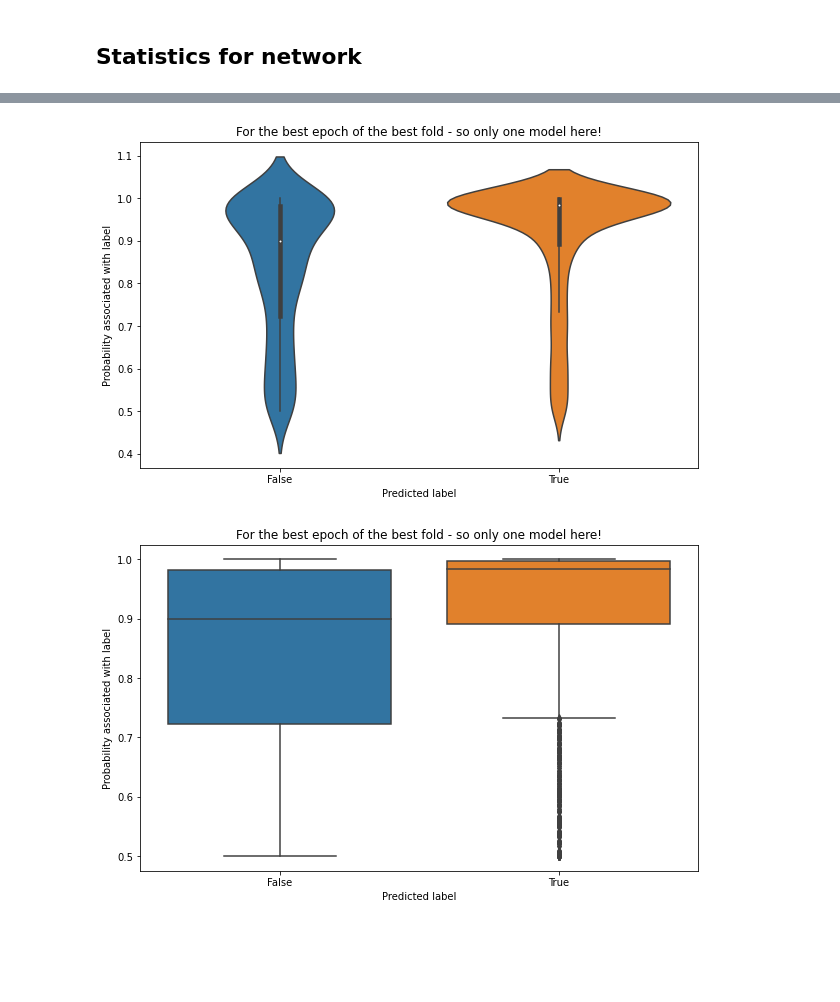
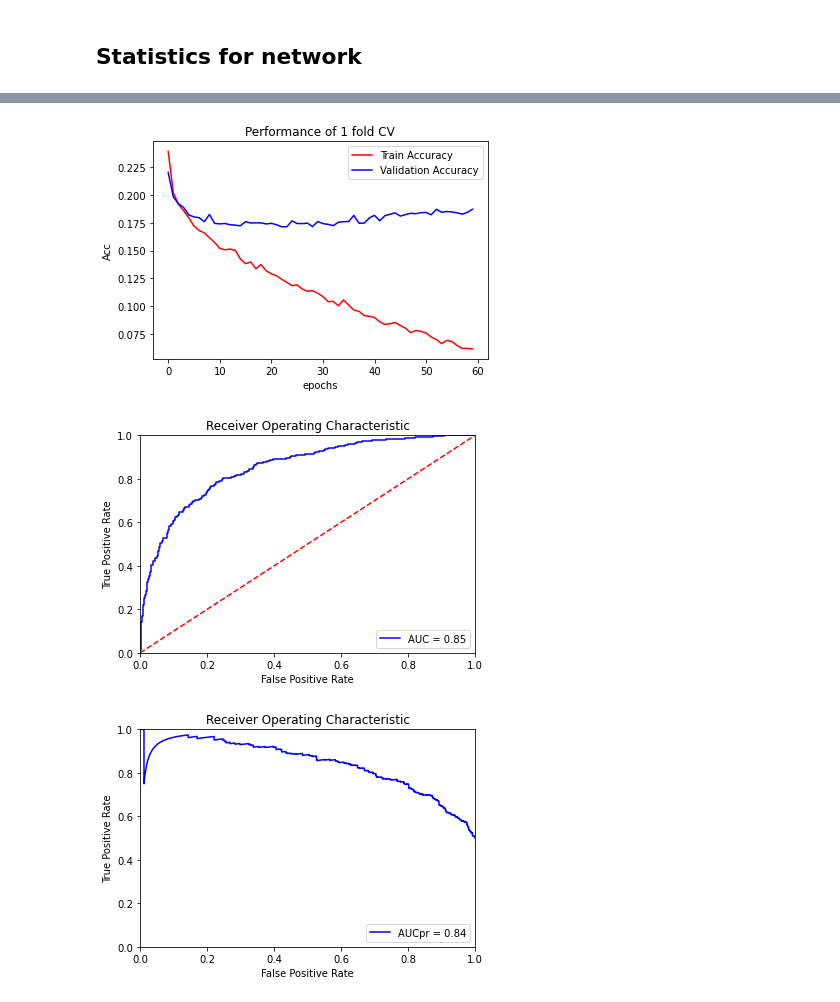
Before and after one commit to christian-creator/DL_peptide_immunogenecity, a Jupyter notebook: notebooks/partition_loop_continous.ipynb, the cells around one changed output, grey strips where cells are left out. Cells and saved outputs as stored; diff of their text form; code cells hidden in the pictures; blank space fills up the shorter version.

```diff
--- a/notebooks/partition_loop_continous.ipynb
+++ b/notebooks/partition_loop_continous.ipynb
@@ -141,0 +51,5 @@ Net(
+# %%
+from model_structures import Dense3layer
+net = Dense3layer()
+net.apply(initialize_weights)
+print(net)
@@ -528,7 +397,15 @@ blosum62 = load_blossum62_matrix()
 hla_database = pd.read_csv('../data/formatted_hla2paratope_MHC_pseudo.dat', sep=' ',index_col=0)
 hla_dic = hla_database.to_dict("dict")["pseudo"]
 
-all_data = pd.read_csv("../data/filtered_data_IEDB_4_tested_len_9_10_full_HLA_Multi_assay_w_binding_w_parts.csv")
+all_data = pd.read_csv("../data/filtered_data_IEDB_4_tested_len_9_10_full_HLA_IFNg_assay_w_parts.csv")
 all_data = all_data.sample(frac=1, random_state=1).reset_index(drop=True)
 
-all_peptides_encoded,all_HLA_encoded,all_binding_scores_encoded,all_label_encoded = encode_dataset(all_data,blosum62,hla_dic,peptide_len=10,padding="right")
+# Blossum-encoding
+# all_peptides_encoded,all_HLA_encoded,all_binding_scores_encoded,all_label_encoded = encode_dataset(all_data,blosum62,hla_dic,peptide_len=10,padding="right")
+# AAindex Encoding
+all_peptides_encoded,all_HLA_encoded,all_binding_scores_encoded,all_label_encoded = encode_dataset(all_data,aaindex_PCA,hla_dic,peptide_len=10,padding="right")
+# One-hot encoding
+# all_peptides_encoded,all_HLA_encoded,all_binding_scores_encoded,all_label_encoded = encode_dataset(all_data,[],hla_dic,peptide_len=10,padding="right")
+print("Shape of peptides",all_peptides_encoded.shape)
+print("Shape of hla",all_HLA_encoded.shape)
+print("Shape of binding_scores",all_binding_scores_encoded.shape)
@@ -697,6 +528,9 @@ k_fold_confusion_matrix(K, lst_val_accuracies, lst_val_labels, lst_val_predictio
-# %%
-# violin plot
-violin_best_fold(result_mtrx, lst_val_accuracies, lst_val_labels, lst_val_predictions, lst_val_probabilities)
-# %% [output]
-[figure, removed]
-[figure, removed]
+# %%
+# line plot
+plot_epochs(K, lst_train_accuracies, lst_val_losses)
+plot_roc_curve_best_epoch(lst_val_losses[0],lst_val_predictions[0],lst_val_labels[0])
+plot_PR_curve_best_epoch(lst_val_losses[0],lst_val_predictions[0],lst_val_labels[0])
+# %% [output]
+[figure, added]
+[figure, added]
+[figure, added]
```
Also changed, not shown: parts of 14 cells of this notebook, 1 other file.
